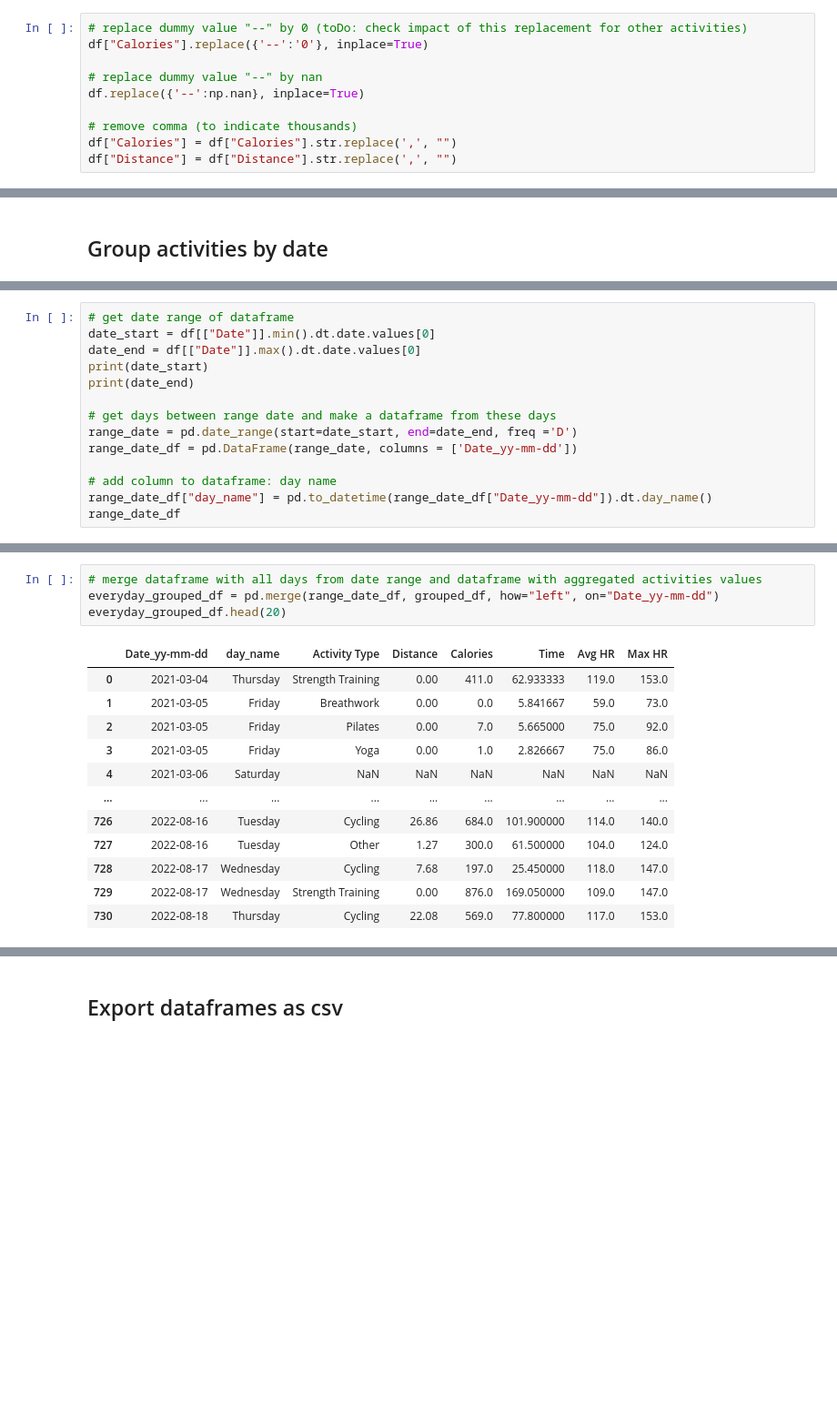
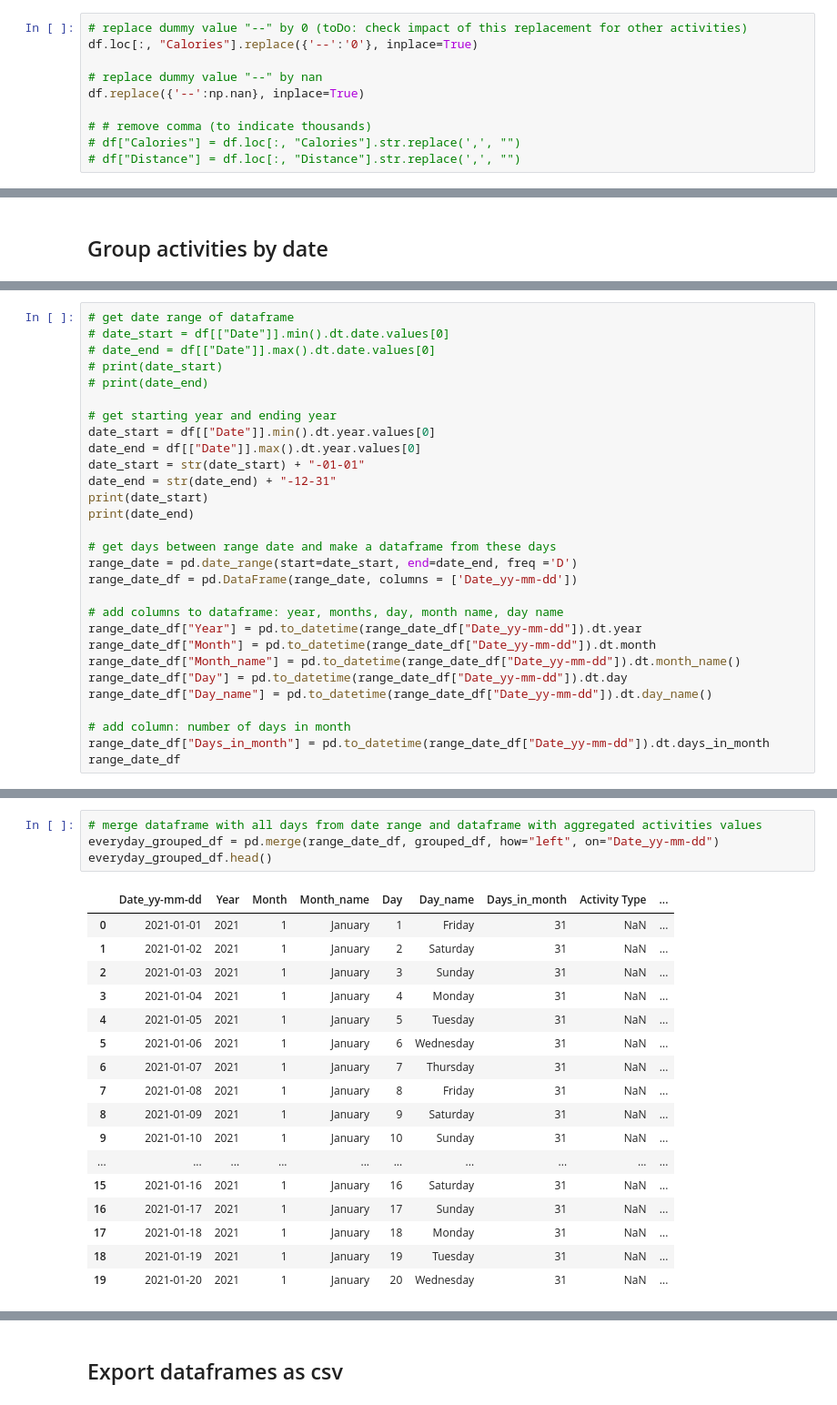
Before and after one commit to DerrickDDInAI/coding-art, a Jupyter notebook: core/models_3d/data_visualization/sports/all_activities/explore&preprocess_garmin_data.ipynb, the cells around one changed output, grey strips where cells are left out. Shown: that part at 91% size. Cells and saved outputs as stored; diff of their text form; blank space fills up the shorter version.

Commit message:
add columns to cleaned grouped df

```diff
--- a/core/models_3d/data_visualization/sports/all_activities/explore&preprocess_garmin_data.ipynb
+++ b/core/models_3d/data_visualization/sports/all_activities/explore&preprocess_garmin_data.ipynb
@@ -168,10 +150,10 @@ See the caveats in the documentation: https://pandas.pydata.org/pandas-docs/stab
 # %%
 # replace dummy value "--" by 0 (toDo: check impact of this replacement for other activities)
-df["Calories"].replace({'--':'0'}, inplace=True)
+df.loc[:, "Calories"].replace({'--':'0'}, inplace=True)
 
 # replace dummy value "--" by nan
 df.replace({'--':np.nan}, inplace=True)
 
-# remove comma (to indicate thousands)
-df["Calories"] = df["Calories"].str.replace(',', "")
-df["Distance"] = df["Distance"].str.replace(',', "")
+# # remove comma (to indicate thousands)
+# df["Calories"] = df.loc[:, "Calories"].str.replace(',', "")
+# df["Distance"] = df.loc[:, "Distance"].str.replace(',', "")
@@ -284,7 +245,15 @@ grouped_df.head()
 # %%
 # get date range of dataframe
-date_start = df[["Date"]].min().dt.date.values[0]
-date_end = df[["Date"]].max().dt.date.values[0]
+# date_start = df[["Date"]].min().dt.date.values[0]
+# date_end = df[["Date"]].max().dt.date.values[0]
+# print(date_start)
+# print(date_end)
+
+# get starting year and ending year
+date_start = df[["Date"]].min().dt.year.values[0]
+date_end = df[["Date"]].max().dt.year.values[0]
+date_start = str(date_start) + "-01-01"
+date_end = str(date_end) + "-12-31"
 print(date_start)
 print(date_end)
 
@@ -292,7 +261,14 @@ print(date_end)
 range_date = pd.date_range(start=date_start, end=date_end, freq ='D')
 range_date_df = pd.DataFrame(range_date, columns = ['Date_yy-mm-dd'])
 
-# add column to dataframe: day name
-range_date_df["day_name"] = pd.to_datetime(range_date_df["Date_yy-mm-dd"]).dt.day_name()
+# add columns to dataframe: year, months, day, month name, day name
+range_date_df["Year"] = pd.to_datetime(range_date_df["Date_yy-mm-dd"]).dt.year
+range_date_df["Month"] = pd.to_datetime(range_date_df["Date_yy-mm-dd"]).dt.month
+range_date_df["Month_name"] = pd.to_datetime(range_date_df["Date_yy-mm-dd"]).dt.month_name()
+range_date_df["Day"] = pd.to_datetime(range_date_df["Date_yy-mm-dd"]).dt.day
+range_date_df["Day_name"] = pd.to_datetime(range_date_df["Date_yy-mm-dd"]).dt.day_name()
+
+# add column: number of days in month
+range_date_df["Days_in_month"] = pd.to_datetime(range_date_df["Date_yy-mm-dd"]).dt.days_in_month
 range_date_df
 # %% [output]
@@ -301,17 +290,22 @@ range_date_df
 # %%
 # merge dataframe with all days from date range and dataframe with aggregated activities values
 everyday_grouped_df = pd.merge(range_date_df, grouped_df, how="left", on="Date_yy-mm-dd")
-everyday_grouped_df.head(20)
+everyday_grouped_df.head()
 # %% [output]
-|  | Date_yy-mm-dd | day_name | Activity Type | Distance | Calories | Time | Avg HR | Max HR |
-| 0 | 2021-03-04 | Thursday | Strength Training | 0.00 | 411.0 | 62.933333 | 119.0 | 153.0 |
-| 1 | 2021-03-05 | Friday | Breathwork | 0.00 | 0.0 | 5.841667 | 59.0 | 73.0 |
-| 2 | 2021-03-05 | Friday | Pilates | 0.00 | 7.0 | 5.665000 | 75.0 | 92.0 |
-| 3 | 2021-03-05 | Friday | Yoga | 0.00 | 1.0 | 2.826667 | 75.0 | 86.0 |
-| 4 | 2021-03-06 | Saturday | NaN | NaN | NaN | NaN | NaN | NaN |
-| ... | ... | ... | ... | ... | ... | ... | ... | ... |
-| 726 | 2022-08-16 | Tuesday | Cycling | 26.86 | 684.0 | 101.900000 | 114.0 | 140.0 |
-| 727 | 2022-08-16 | Tuesday | Other | 1.27 | 300.0 | 61.500000 | 104.0 | 124.0 |
-| 728 | 2022-08-17 | Wednesday | Cycling | 7.68 | 197.0 | 25.450000 | 118.0 | 147.0 |
-| 729 | 2022-08-17 | Wednesday | Strength Training | 0.00 | 876.0 | 169.050000 | 109.0 | 147.0 |
-| 730 | 2022-08-18 | Thursday | Cycling | 22.08 | 569.0 | 77.800000 | 117.0 | 153.0 |
+|  | Date_yy-mm-dd | Year | Month | Month_name | Day | Day_name | Days_in_month | Activity Type | ... |
+| 0 | 2021-01-01 | 2021 | 1 | January | 1 | Friday | 31 | NaN | ... |
+| 1 | 2021-01-02 | 2021 | 1 | January | 2 | Saturday | 31 | NaN | ... |
+| 2 | 2021-01-03 | 2021 | 1 | January | 3 | Sunday | 31 | NaN | ... |
+| 3 | 2021-01-04 | 2021 | 1 | January | 4 | Monday | 31 | NaN | ... |
+| 4 | 2021-01-05 | 2021 | 1 | January | 5 | Tuesday | 31 | NaN | ... |
+| 5 | 2021-01-06 | 2021 | 1 | January | 6 | Wednesday | 31 | NaN | ... |
+| 6 | 2021-01-07 | 2021 | 1 | January | 7 | Thursday | 31 | NaN | ... |
+| 7 | 2021-01-08 | 2021 | 1 | January | 8 | Friday | 31 | NaN | ... |
+| 8 | 2021-01-09 | 2021 | 1 | January | 9 | Saturday | 31 | NaN | ... |
+| 9 | 2021-01-10 | 2021 | 1 | January | 10 | Sunday | 31 | NaN | ... |
+| ... | ... | ... | ... | ... | ... | ... | ... | ... | ... |
+| 15 | 2021-01-16 | 2021 | 1 | January | 16 | Saturday | 31 | NaN | ... |
+| 16 | 2021-01-17 | 2021 | 1 | January | 17 | Sunday | 31 | NaN | ... |
+| 17 | 2021-01-18 | 2021 | 1 | January | 18 | Monday | 31 | NaN | ... |
+| 18 | 2021-01-19 | 2021 | 1 | January | 19 | Tuesday | 31 | NaN | ... |
+| 19 | 2021-01-20 | 2021 | 1 | January | 20 | Wednesday | 31 | NaN | ... |
```
Also changed, not shown: parts of 20 cells of this notebook.
